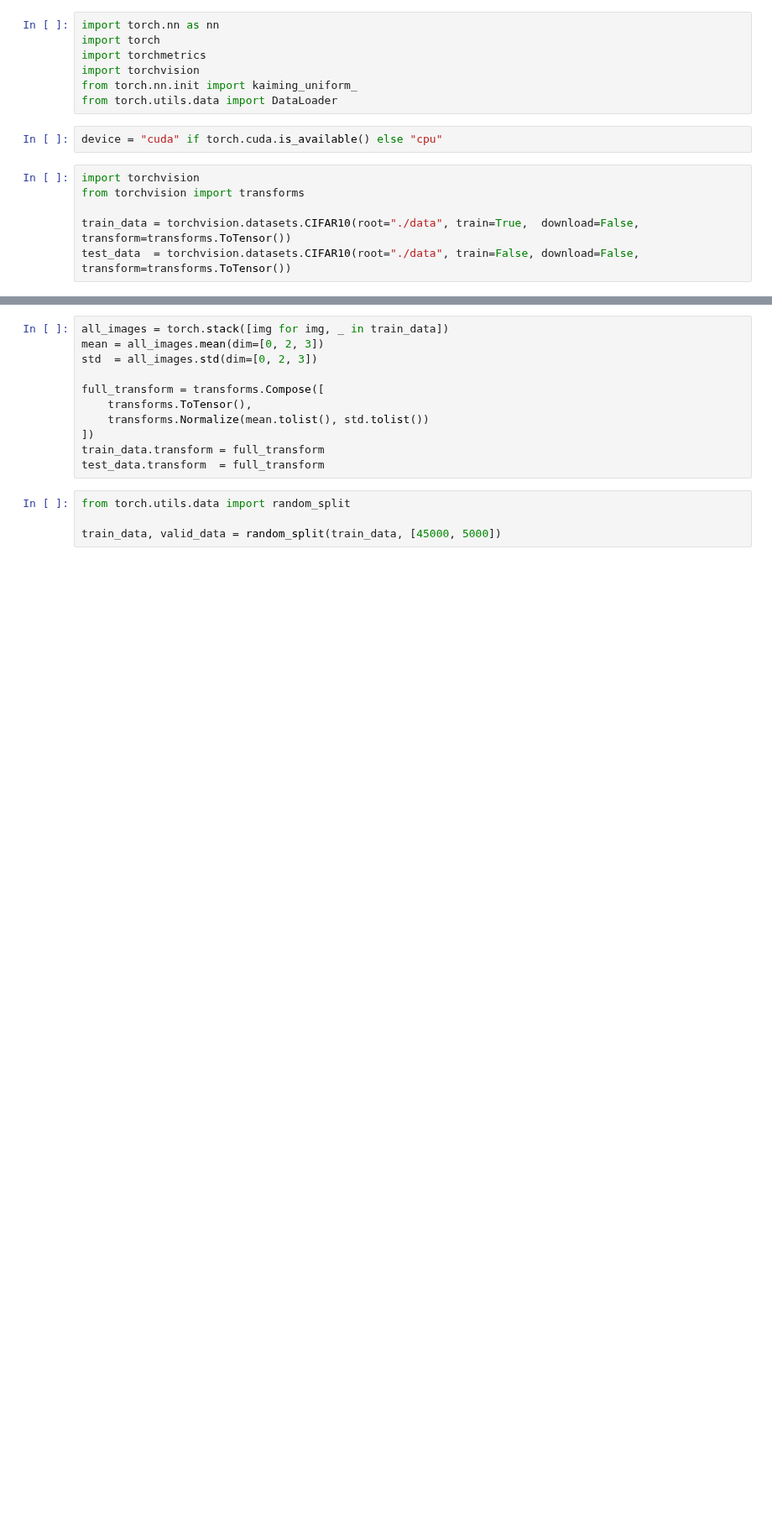
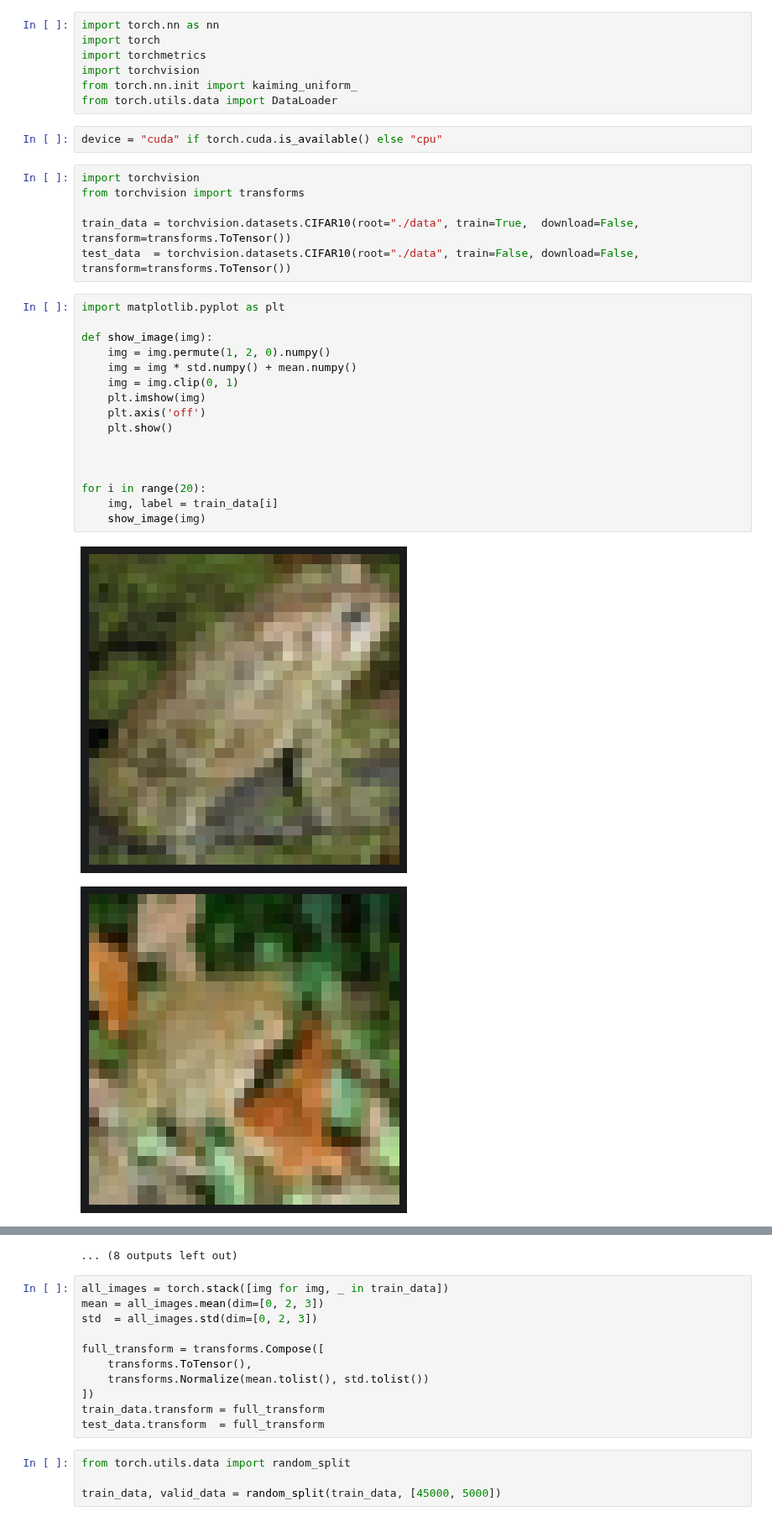
Before and after one commit to DenysLunhul/Hands_On_ML_scikit_learn_PyTorch, a Jupyter notebook: Neural_Networks_Deep_Learning/CISAR10/cisar10.ipynb, the cells around one changed output, grey strips where cells are left out. Shown at 84% size. Saved outputs shown, nothing was run; the diff lists cells and outputs as text; blank space fills up the shorter version.

Commit message:
add some visualization

```diff
--- a/Neural_Networks_Deep_Learning/CISAR10/cisar10.ipynb
+++ b/Neural_Networks_Deep_Learning/CISAR10/cisar10.ipynb
@@ -13,3 +13,22 @@ from torchvision import transforms
 
 train_data = torchvision.datasets.CIFAR10(root="./data", train=True,  download=False, transform=transforms.ToTensor())
 test_data  = torchvision.datasets.CIFAR10(root="./data", train=False, download=False, transform=transforms.ToTensor())
+# %%
+import matplotlib.pyplot as plt
+
+def show_image(img):
+    img = img.permute(1, 2, 0).numpy()
+    img = img * std.numpy() + mean.numpy()
+    img = img.clip(0, 1)
+    plt.imshow(img)
+    plt.axis('off')
+    plt.show()
+
+
+
+for i in range(20):
+    img, label = train_data[i]
+    show_image(img)
+# %% [output]
+[figure, added]
+[figure, added]
@@ -16,3 +45,4 @@ test_data  = torchvision.datasets.CIFAR10(root="./data", train=False, download=F
+... (8 outputs left out)
 # %%
 all_images = torch.stack([img for img, _ in train_data])
 mean = all_images.mean(dim=[0, 2, 3])
```
Also changed, not shown: parts of 1 cell of this notebook.
